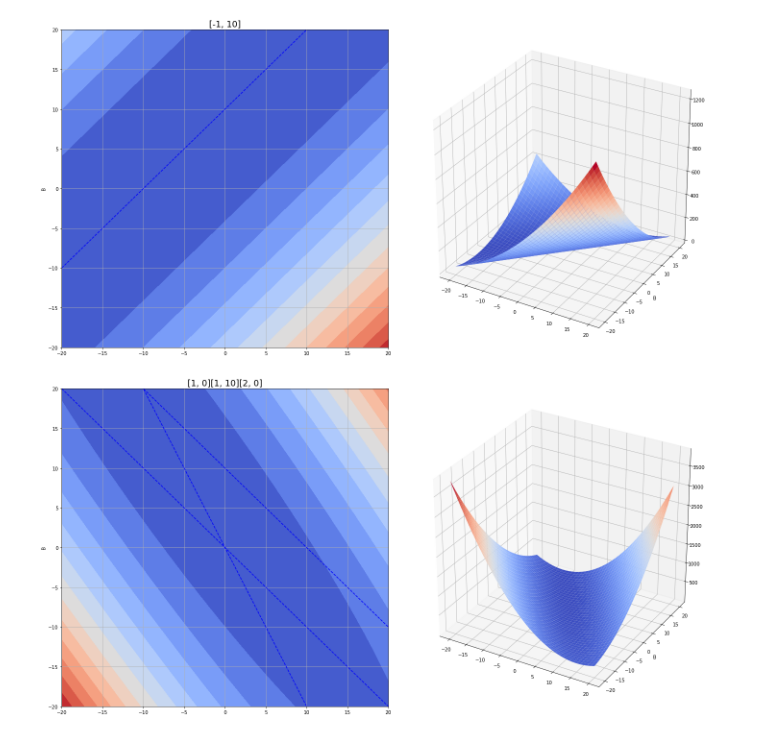
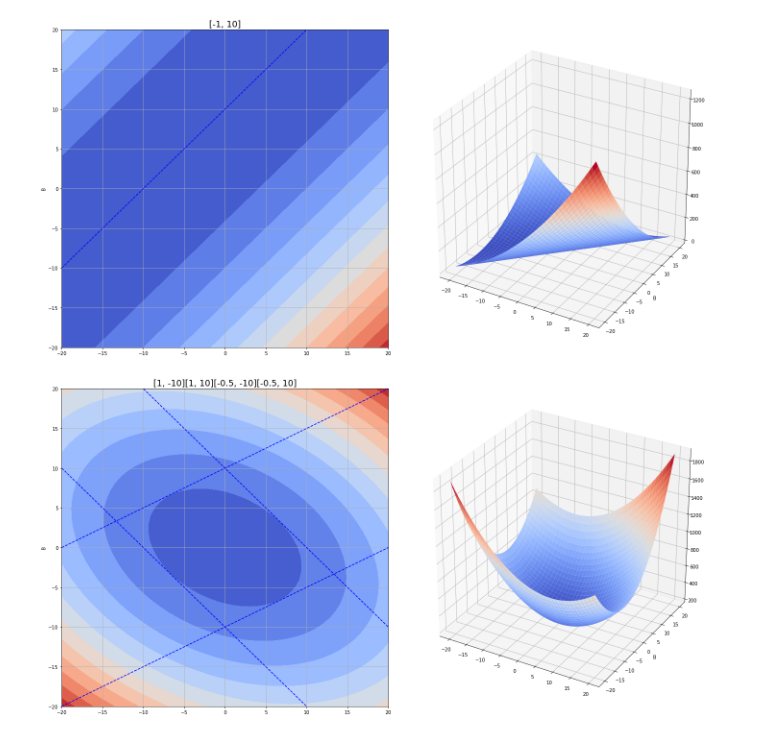
Before and after one commit to pyotr777/keras_tut, a Jupyter notebook: study/Weights space.ipynb, the cells around one changed output. Cells and saved outputs as stored; diff of their text form; code cells hidden in the pictures.

```diff
--- a/study/Weights space.ipynb
+++ b/study/Weights space.ipynb
@@ -137,11 +137,12 @@ def plot_sum_error_in_weight(samples, title):
     # fig.colorbar(surf,shrink=0.5, aspect=5)
     plt.show()
 # %%
-s1 = [1,0]
+s1 = [1,-10]
 s2 = [1,10]
-s3 = [2,0]
+s3 = [-0.5,-10]
+s4 = [-0.5,10]
 
-s = [s1, s2, s3]
-plot_sum_error_in_weight(s,str(s1) + str(s2) + str(s3))
+s = [s1, s2, s3, s4]
+plot_sum_error_in_weight(s,str(s1) + str(s2) + str(s3)+ str(s4))
 # %% [output]
-[figure, old version]
+[figure, new version]
```
